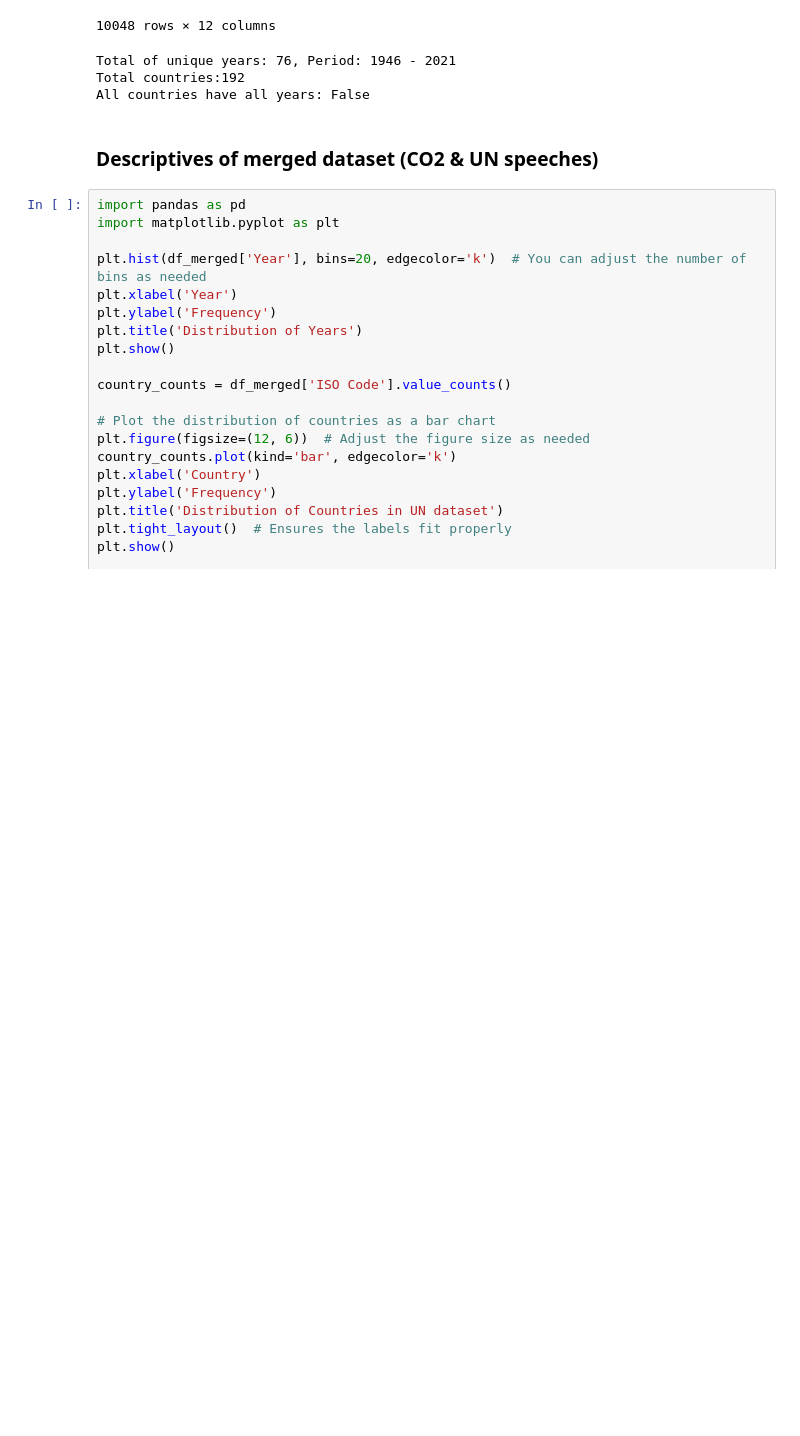
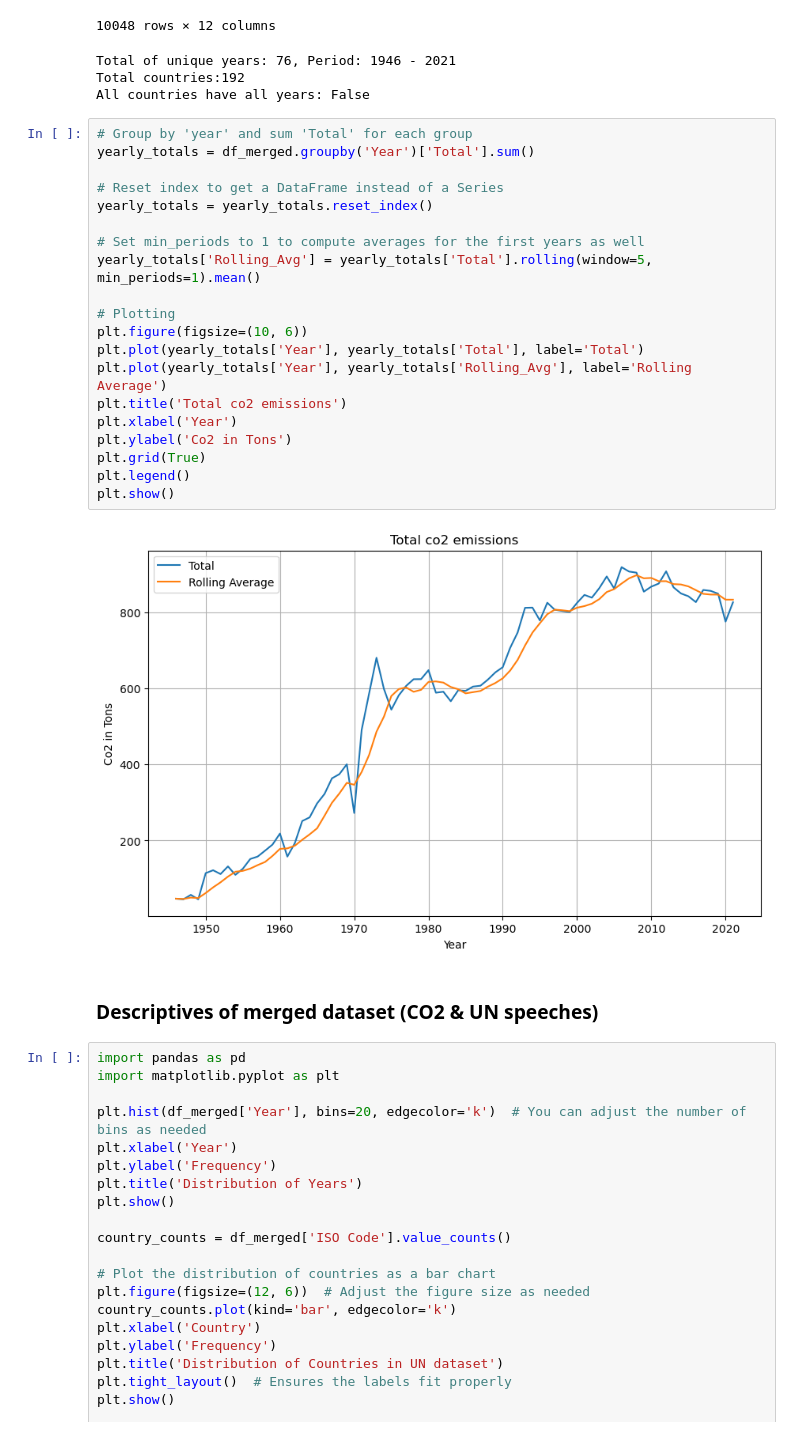
Before and after one commit to JuliusHuizing/fundamentals_of_data_science_shared, a Jupyter notebook: main.ipynb, the cells around one changed output. Drawn from its saved outputs; the diff is of its cells as text; blank space fills up the shorter version.

```diff
--- a/main.ipynb
+++ b/main.ipynb
@@ -220,6 +220,28 @@ print("All countries have all years:",all(num == unique_years for num in df_merg
 Total of unique years: 76, Period: 1946 - 2021
 Total countries:192
 All countries have all years: False
+# %%
+# Group by 'year' and sum 'Total' for each group
+yearly_totals = df_merged.groupby('Year')['Total'].sum()
+
+# Reset index to get a DataFrame instead of a Series
+yearly_totals = yearly_totals.reset_index()
+
+# Set min_periods to 1 to compute averages for the first years as well
+yearly_totals['Rolling_Avg'] = yearly_totals['Total'].rolling(window=5, min_periods=1).mean()
+
+# Plotting
+plt.figure(figsize=(10, 6))
+plt.plot(yearly_totals['Year'], yearly_totals['Total'], label='Total')
+plt.plot(yearly_totals['Year'], yearly_totals['Rolling_Avg'], label='Rolling Average')
+plt.title('Total co2 emissions')
+plt.xlabel('Year')
+plt.ylabel('Co2 in Tons')
+plt.grid(True)
+plt.legend()
+plt.show()
+# %% [output]
+[figure, added]
 # %% [markdown]
 ### Descriptives of merged dataset (CO2 & UN speeches)
 # %%
```
Also changed, not shown: parts of 5 cells of this notebook.
